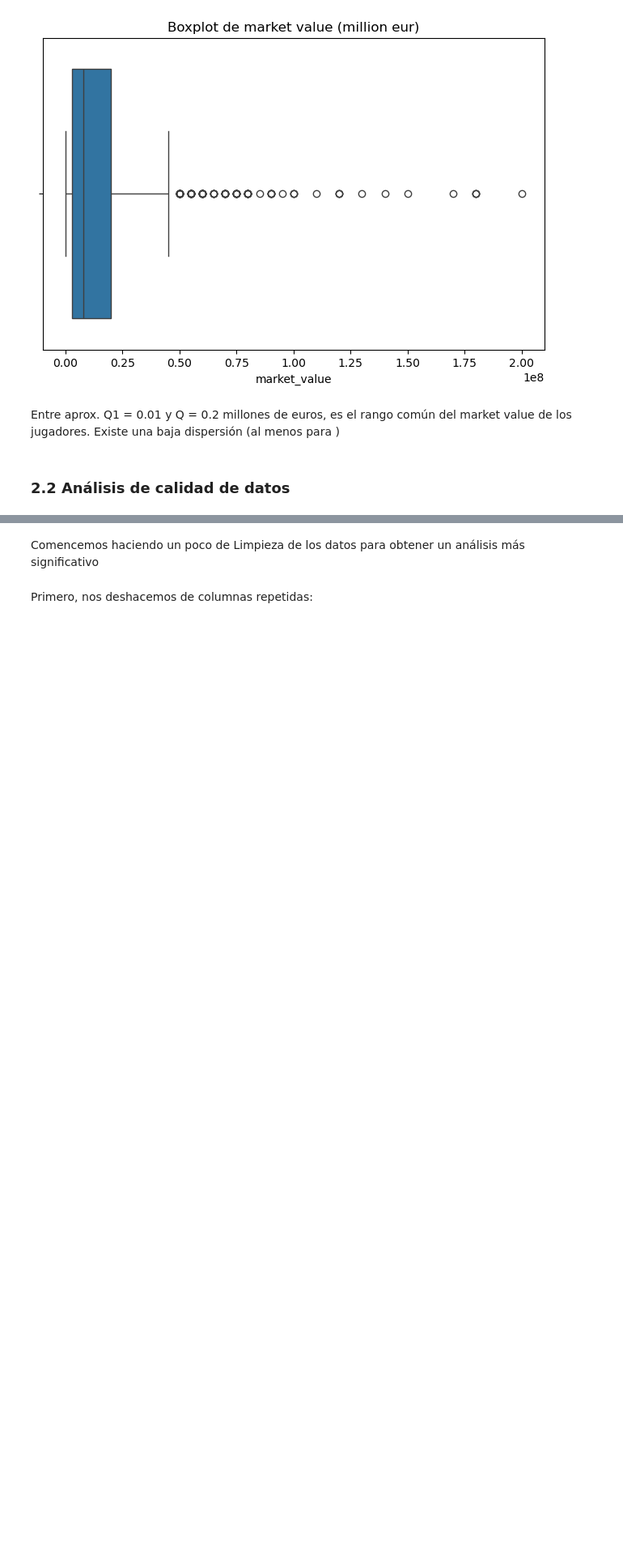
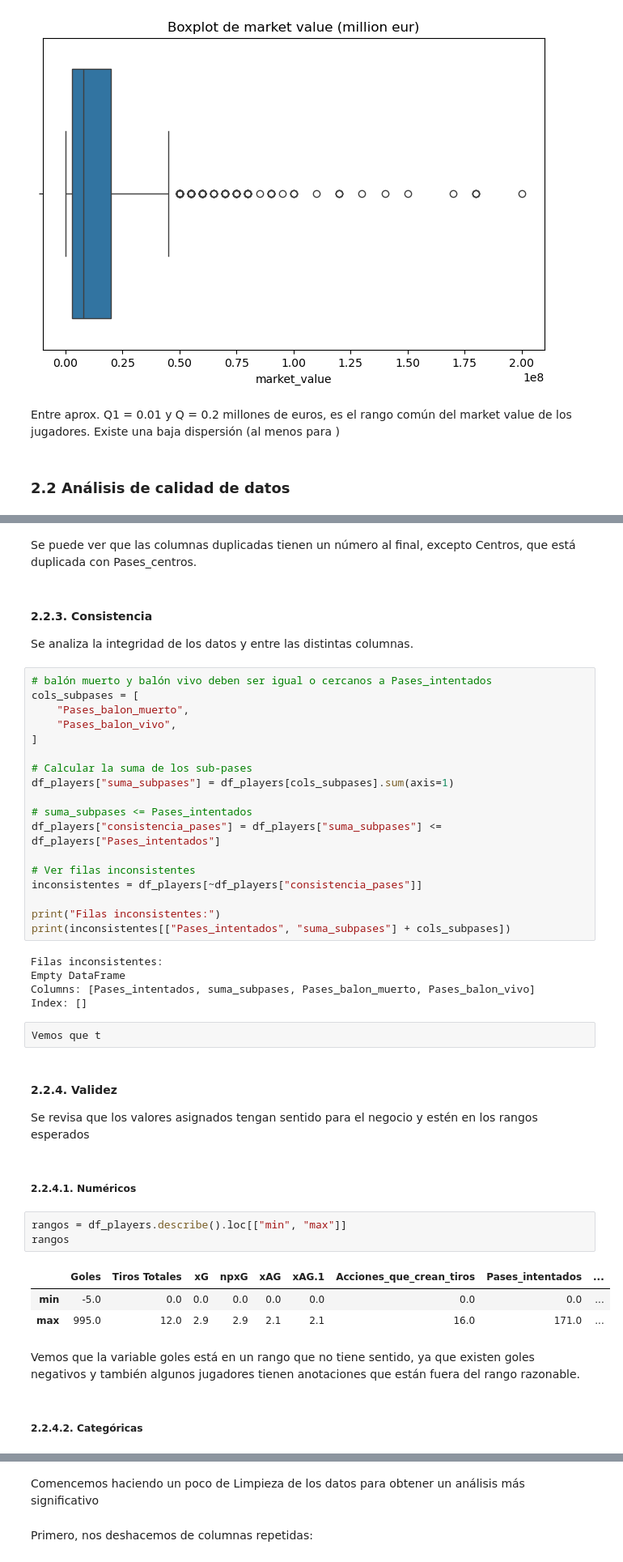
Before and after one commit to BI-organization/lab1, a Jupyter notebook: Lab1.ipynb, the cells around one changed output, grey strips where cells are left out. Shown at 81% size. Drawn from its saved outputs; the diff is of its cells as text; blank space fills up the shorter version.

Commit message:
Análisis de calidad de datos

```diff
--- a/Lab1.ipynb
+++ b/Lab1.ipynb
@@ -363,0 +436,48 @@ En esta sección se hace un análisis de la completitud, unicidad, consistencia
+# %% [markdown]
+Se puede ver que las columnas duplicadas tienen un número al final, excepto Centros, que está duplicada con Pases_centros.
+# %% [markdown]
+#### 2.2.3. Consistencia
+
+Se analiza la integridad de los datos y entre las distintas columnas.
+# %%
+# balón muerto y balón vivo deben ser igual o cercanos a Pases_intentados
+cols_subpases = [
+    "Pases_balon_muerto",
+    "Pases_balon_vivo",
+]
+
+# Calcular la suma de los sub-pases
+df_players["suma_subpases"] = df_players[cols_subpases].sum(axis=1)
+
+# suma_subpases <= Pases_intentados
+df_players["consistencia_pases"] = df_players["suma_subpases"] <= df_players["Pases_intentados"]
+
+# Ver filas inconsistentes
+inconsistentes = df_players[~df_players["consistencia_pases"]]
+
+print("Filas inconsistentes:")
+print(inconsistentes[["Pases_intentados", "suma_subpases"] + cols_subpases])
+# %% [output]
+Filas inconsistentes:
+Empty DataFrame
+Columns: [Pases_intentados, suma_subpases, Pases_balon_muerto, Pases_balon_vivo]
+Index: []
+# %%
+Vemos que t
+# %% [markdown]
+#### 2.2.4. Validez
+
+Se revisa que los valores asignados tengan sentido para el negocio y estén en los rangos esperados
+# %% [markdown]
+##### 2.2.4.1. Numéricos
+# %%
+rangos = df_players.describe().loc[["min", "max"]]
+rangos
+# %% [output]
+|  | Goles | Tiros Totales | xG | npxG | xAG | xAG.1 | Acciones_que_crean_tiros | Pases_intentados | ... |
+| min | -5.0 | 0.0 | 0.0 | 0.0 | 0.0 | 0.0 | 0.0 | 0.0 | ... |
+| max | 995.0 | 12.0 | 2.9 | 2.9 | 2.1 | 2.1 | 16.0 | 171.0 | ... |
+# %% [markdown]
+Vemos que la variable goles está en un rango que no tiene sentido, ya que existen goles negativos y también algunos jugadores tienen anotaciones que están fuera del rango razonable.
+# %% [markdown]
+##### 2.2.4.2. Categóricas
```
Also changed, not shown: parts of 22 cells of this notebook, 1 other file.
